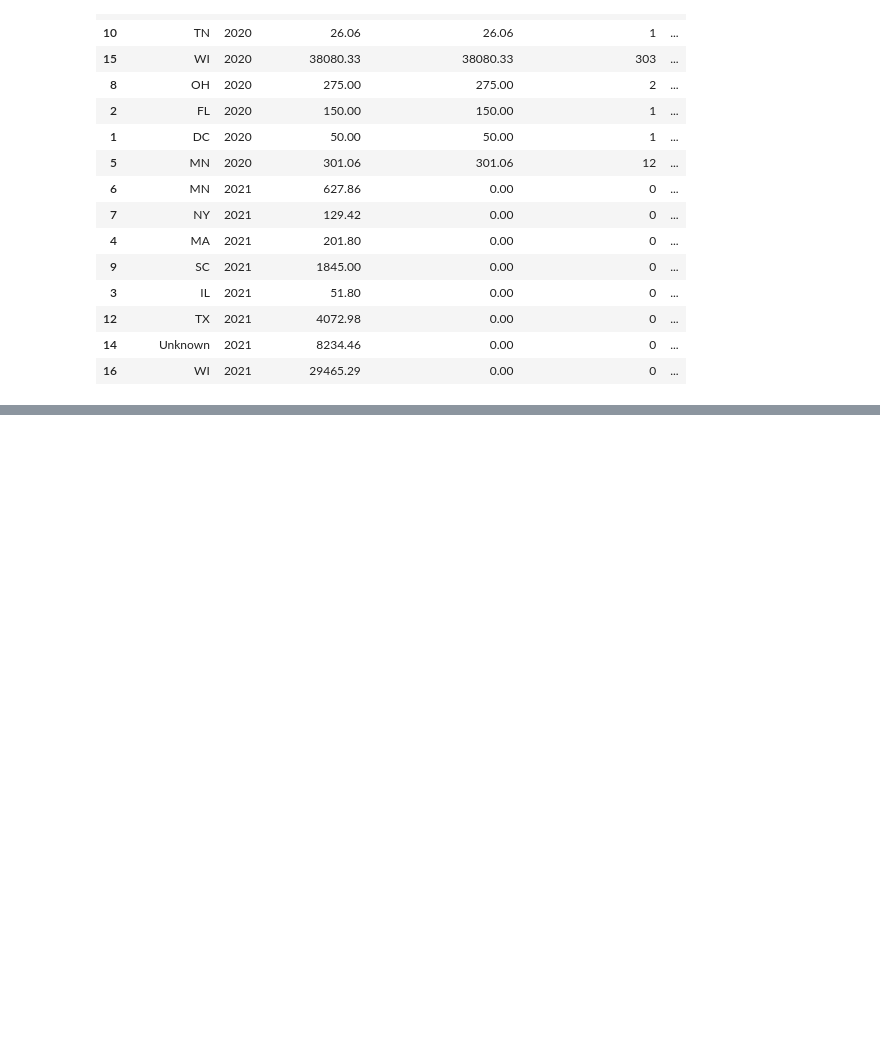
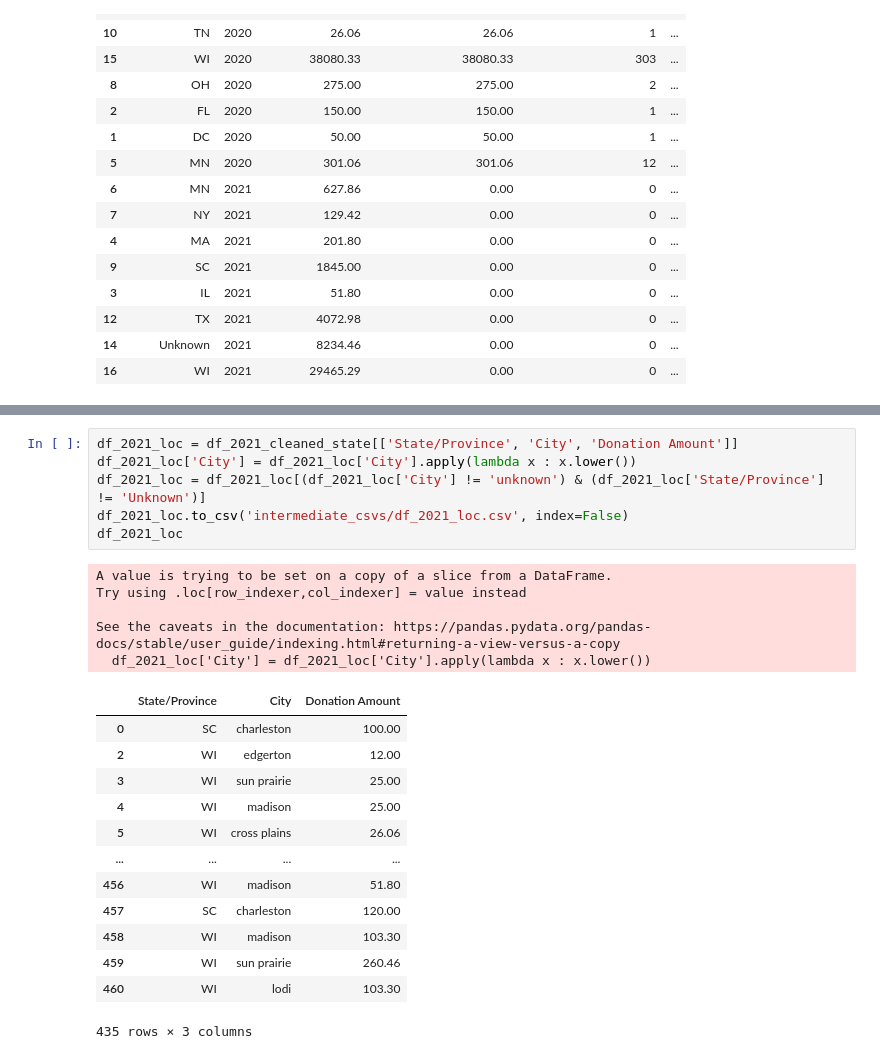
Before and after one commit to GauravChopra9/Biokind, a Jupyter notebook: analysis_notebook.ipynb, the cells around one changed output, grey strips where cells are left out. Saved outputs shown, nothing was run; the diff lists cells and outputs as text; blank space fills up the shorter version.

```diff
--- a/analysis_notebook.ipynb
+++ b/analysis_notebook.ipynb
@@ -340,0 +403,25 @@ donation_by_state[donation_by_state['State/Province'] != 'Unknown'].to_csv('dona
+# %%
+df_2021_loc = df_2021_cleaned_state[['State/Province', 'City', 'Donation Amount']]
+df_2021_loc['City'] = df_2021_loc['City'].apply(lambda x : x.lower())
+df_2021_loc = df_2021_loc[(df_2021_loc['City'] != 'unknown') & (df_2021_loc['State/Province'] != 'Unknown')]
+df_2021_loc.to_csv('intermediate_csvs/df_2021_loc.csv', index=False)
+df_2021_loc
+# %% [output]
+A value is trying to be set on a copy of a slice from a DataFrame.
+Try using .loc[row_indexer,col_indexer] = value instead
+
+See the caveats in the documentation: https://pandas.pydata.org/pandas-docs/stable/user_guide/indexing.html#returning-a-view-versus-a-copy
+  df_2021_loc['City'] = df_2021_loc['City'].apply(lambda x : x.lower())
+|  | State/Province | City | Donation Amount |
+| 0 | SC | charleston | 100.00 |
+| 2 | WI | edgerton | 12.00 |
+| 3 | WI | sun prairie | 25.00 |
+| 4 | WI | madison | 25.00 |
+| 5 | WI | cross plains | 26.06 |
+| ... | ... | ... | ... |
+| 456 | WI | madison | 51.80 |
+| 457 | SC | charleston | 120.00 |
+| 458 | WI | madison | 103.30 |
+| 459 | WI | sun prairie | 260.46 |
+| 460 | WI | lodi | 103.30 |
+435 rows × 3 columns
```
Also changed, not shown: parts of 8 cells of this notebook, 7 other files.
